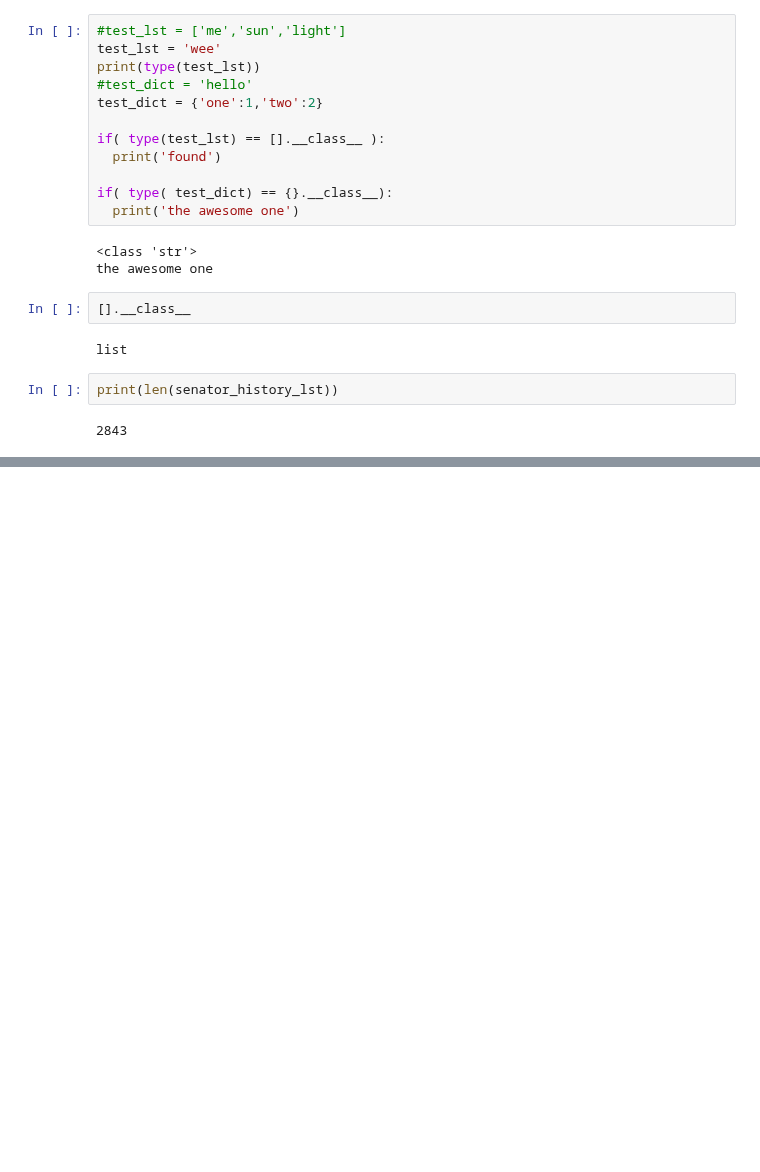
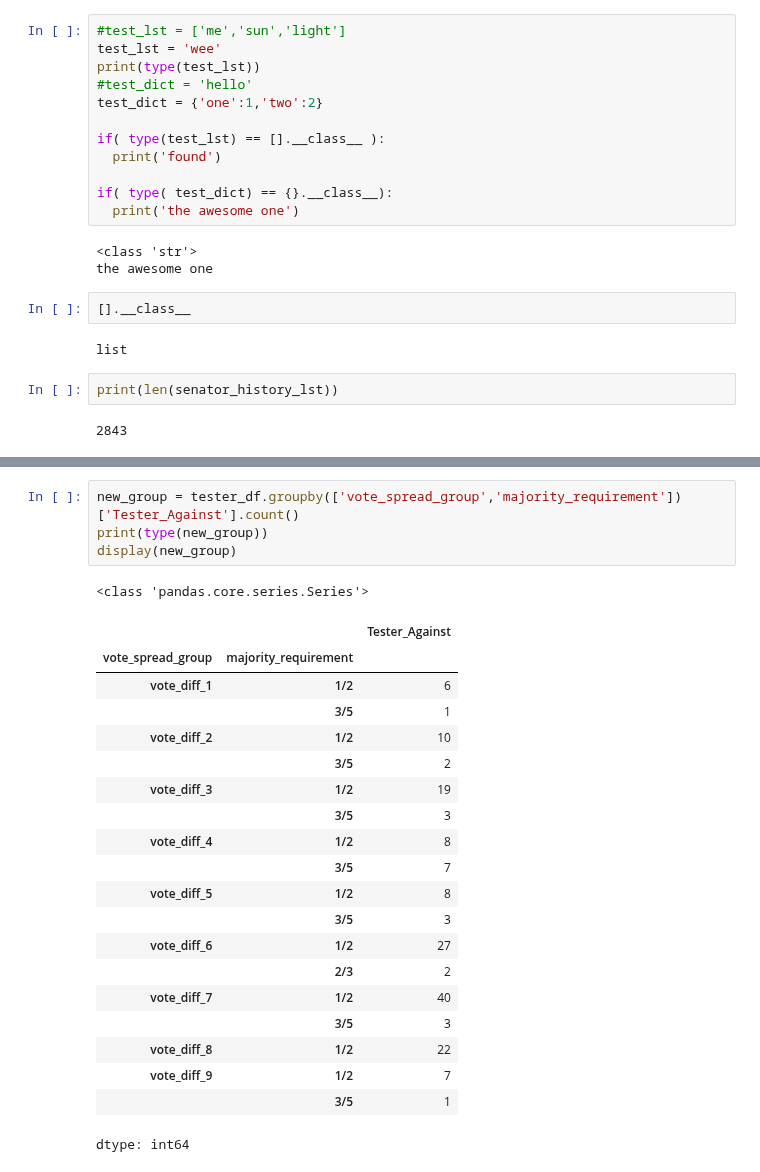
Before and after one commit to sledhead/simple_python, a Jupyter notebook: webpage_scrapv4.ipynb, the cells around one changed output, grey strips where cells are left out. Saved outputs shown, nothing was run; the diff lists cells and outputs as text; blank space fills up the shorter version.

```diff
--- a/webpage_scrapv4.ipynb
+++ b/webpage_scrapv4.ipynb
@@ -463,0 +611,26 @@ print(len(senator_history_lst))
+# %%
+new_group = tester_df.groupby(['vote_spread_group','majority_requirement'])['Tester_Against'].count()
+print(type(new_group))
+display(new_group)
+# %% [output]
+<class 'pandas.core.series.Series'>
+|  |  | Tester_Against |
+| vote_spread_group | majority_requirement |  |
+| vote_diff_1 | 1/2 | 6 |
+|  | 3/5 | 1 |
+| vote_diff_2 | 1/2 | 10 |
+|  | 3/5 | 2 |
+| vote_diff_3 | 1/2 | 19 |
+|  | 3/5 | 3 |
+| vote_diff_4 | 1/2 | 8 |
+|  | 3/5 | 7 |
+| vote_diff_5 | 1/2 | 8 |
+|  | 3/5 | 3 |
+| vote_diff_6 | 1/2 | 27 |
+|  | 2/3 | 2 |
+| vote_diff_7 | 1/2 | 40 |
+|  | 3/5 | 3 |
+| vote_diff_8 | 1/2 | 22 |
+| vote_diff_9 | 1/2 | 7 |
+|  | 3/5 | 1 |
+dtype: int64
```
Also changed, not shown: parts of 10 cells of this notebook.
